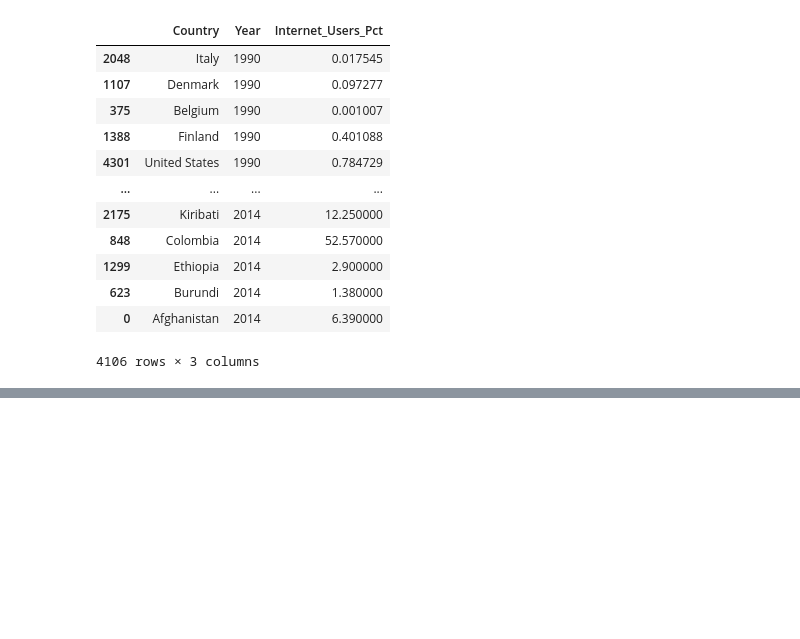
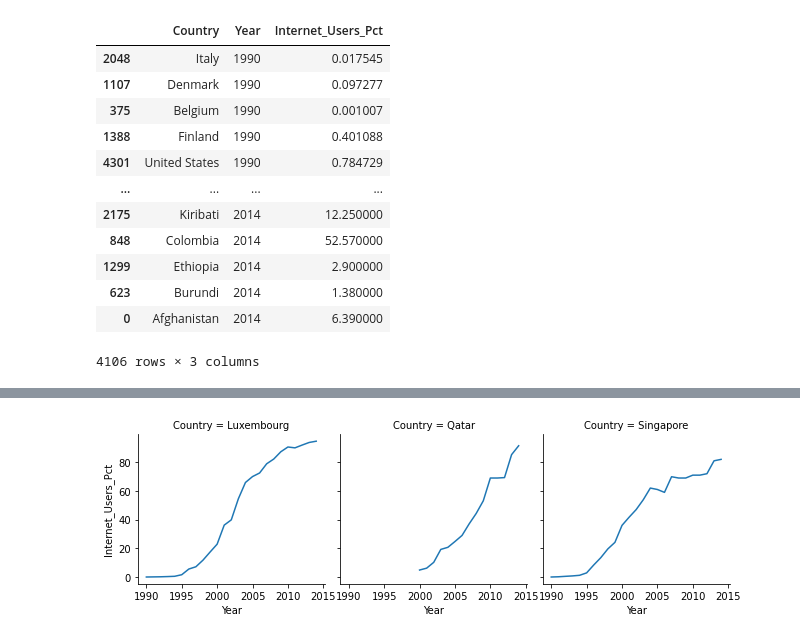
Before and after one commit to nss-data-science-cohort-4/dq1-undata-racecarfastlane, a Jupyter notebook: notebooks/UN_Data_Exploration.ipynb, the cells around one changed output, grey strips where cells are left out. Saved outputs shown, nothing was run; the diff lists cells and outputs as text; code cells hidden in the pictures; blank space fills up the shorter version.

```diff
--- a/notebooks/UN_Data_Exploration.ipynb
+++ b/notebooks/UN_Data_Exploration.ipynb
@@ -394,0 +403,3 @@ internet_df[internet_df['Internet_Users_Pct']>0].sort_values(by='Year')
+# %%
+gdp_and_internet_use = gdp_df.merge(internet_df,on=['Country','Year'])
+gdp_and_internet_use.head()
@@ -394,0 +506,8 @@ internet_df[internet_df['Internet_Users_Pct']>0].sort_values(by='Year')
+# %%
+plt.figsize = (12,8)
+gdp_and_internet_use_2014_top3 = gdp_and_internet_use[gdp_and_internet_use['Country'].isin(['Qatar','Luxembourg','Singapore'])]
+g = sns.FacetGrid(gdp_and_internet_use_2014_top3, col = "Country" )
+g.map_dataframe(sns.lineplot, "Year", 'Internet_Users_Pct')
+plt.show()
+# %% [output]
+[figure, added]
```
Also changed, not shown: parts of 26 cells of this notebook.
